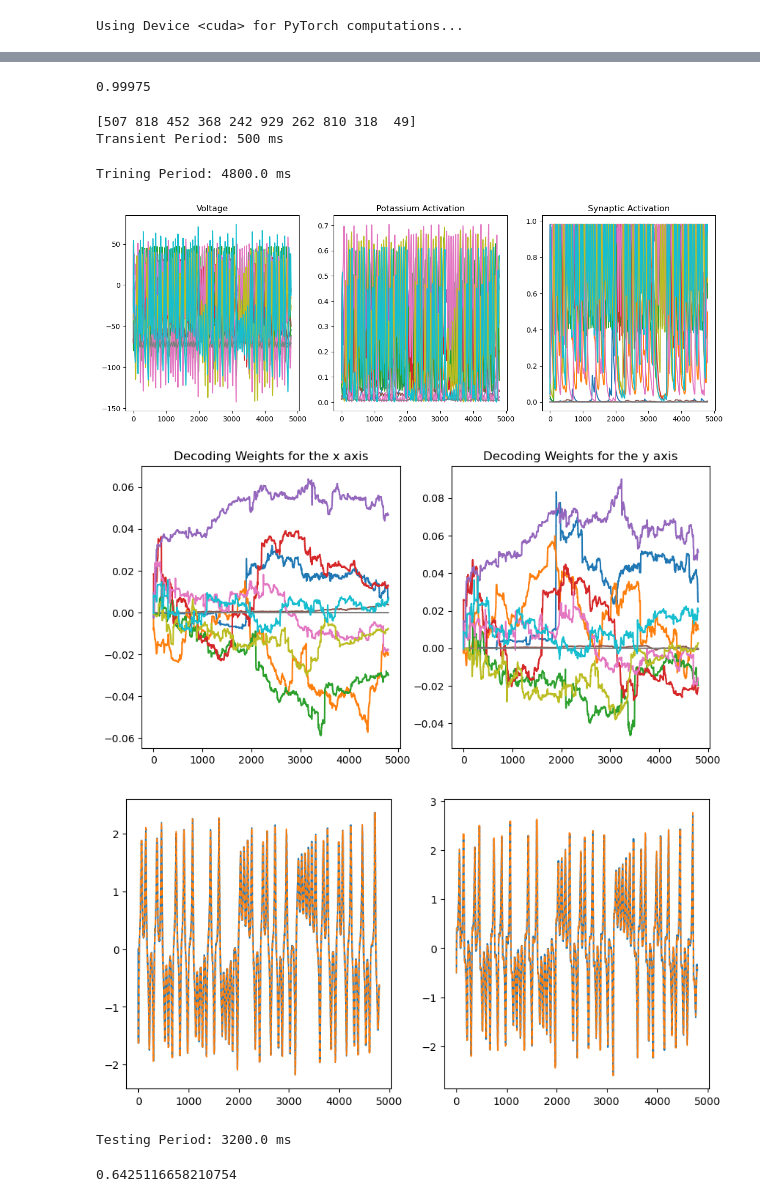
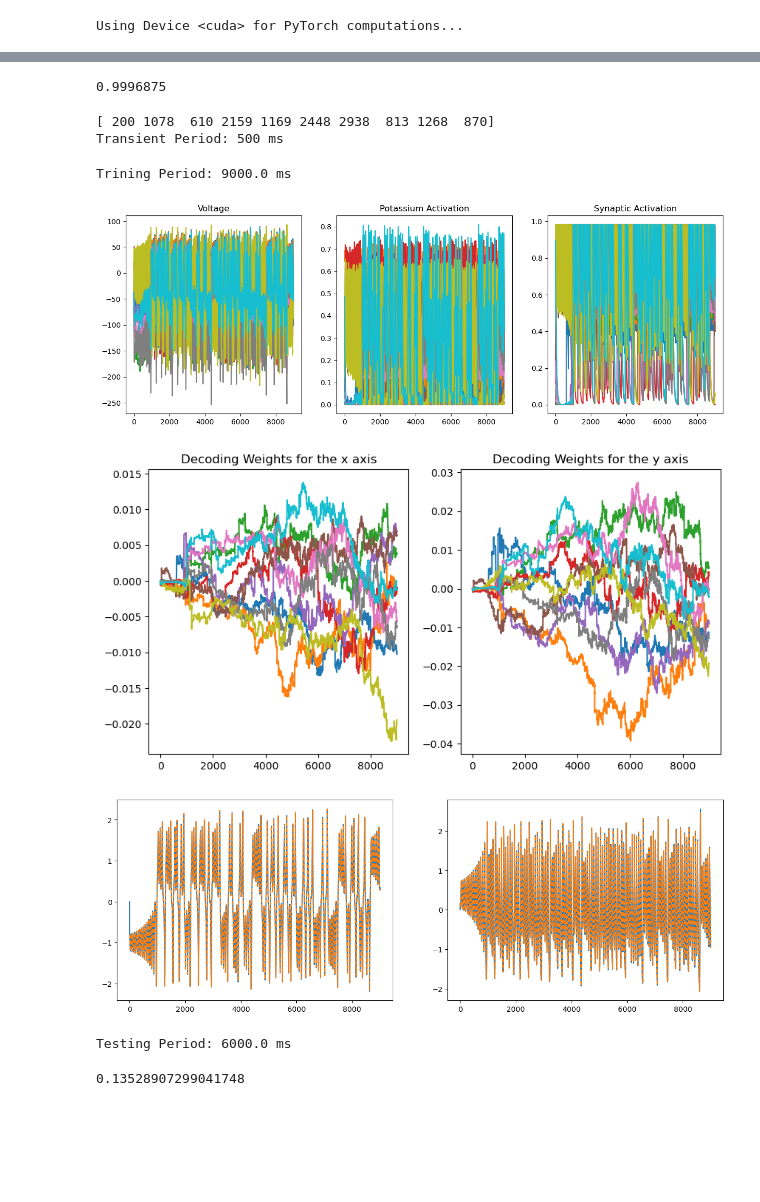
Before and after one commit to themahani/ml_force_research, a Jupyter notebook: morris_lecar/test_force copy.ipynb, the cells around one changed output, grey strips where cells are left out. Cells and saved outputs as stored; diff of their text form; code cells hidden in the pictures; blank space fills up the shorter version.

Commit message:
test: rls with ff with short memory, works better.
- Memory of 3200 ms.

```diff
--- a/morris_lecar/test_force copy.ipynb
+++ b/morris_lecar/test_force copy.ipynb
@@ -25,7 +25,7 @@ np.random.seed(seed)
 torch.cuda.manual_seed(seed)
 torch.random.manual_seed(seed)
 
-T = 8000
+T = 15000
 dt = 5e-2
 t = np.arange(0, T, dt)
 nt = t.size
@@ -46,8 +46,8 @@ plt.show()
 # %% [markdown]
 # ML Conductance-based Model
 # %%
-NE = 500
-NI = 500
+NE = 2000
+NI = 2000
 N = NI + NE
 
 # input current for I and E neurons
@@ -59,8 +59,8 @@ current[:middle] *= Ie  # NE bias
 current[middle:] *= Ii  # NI bias
 # current = np.random.rand(N, 1) * Ie
 
-Q = 100
-lamda = 1.0
+Q = 150
+lamda = 0.1
 gbar = 15
 # %%
 device = torch.device("cuda" if torch.cuda.is_available() else 'cpu')
@@ -68,8 +68,8 @@ print(f"Using Device <{device}> for PyTorch computations...\n")
 torch.cuda.random.manual_seed(seed)
 
 try:
-    ml = MorrisLecar(supervisor=sup, BIAS=current, T=T, dt=dt,
-                                # p_sparsity=.1,
+    ml = MorrisLecarCurrent(supervisor=sup, BIAS=current, T=T, dt=dt,
+                                p_sparsity=.01,
                                 N=N, Q=Q, gbar=gbar, l=lamda, device=device)
 except Exception as e:
     print(e)
@@ -94,14 +94,14 @@ test_time = T * .4    # ms
 rls_stop = T - test_time
 rls_step = 20
 
-memory_length = 4000    # ms
+memory_length = 3200    # ms
 rls_gap = rls_step * dt
 memory_coeff = memory_length / rls_gap
 ff_coeff = 1 - 1 / memory_coeff
 
 ff_coeff
 # %% [output]
-0.99975
+0.9996875
 # %%
 duration = 500
 nt_transient = int(duration // dt)
@@ -134,9 +134,9 @@ for i in tqdm(range(nt_train)):
         ml.rls_ff(i, ff_coeff=ff_coeff)
         # ml.rls(i)
 # %% [output]
-[507 818 452 368 242 929 262 810 318  49]
+[ 200 1078  610 2159 1169 2448 2938  813 1268  870]
 Transient Period: 500 ms
-Trining Period: 4800.0 ms
+Trining Period: 9000.0 ms
 # %%
 t_train = np.arange(nt_train) * dt
 
@@ -150,7 +150,7 @@ ax[2].set_title('Synaptic Activation')
 
 plt.show()
 # %% [output]
-[figure, old version]
+[figure, new version]
 # %%
 fig, ax = plt.subplots(1, 2, figsize=(10, 5), sharex=True)
 ax[0].plot(t_train, dec_rec_train[:, :, 0].cpu().numpy())
@@ -159,16 +159,16 @@ ax[1].plot(t_train, dec_rec_train[:, :, 1].cpu().numpy())
 ax[1].set_title('Decoding Weights for the y axis')
 plt.show()
 # %% [output]
-[figure, old version]
+[figure, new version]
 # %%
-fig, ax = plt.subplots(1, 2, figsize=(10, 5), sharex=True)
+fig, ax = plt.subplots(1, 2, figsize=(15, 5), sharex=True)
 ax[0].plot(t_train, xhat_rec_train[:, 0].cpu().numpy())
 ax[0].plot(t_train, sup[:nt_train, 0], '--')
-ax[1].plot(t_train, xhat_rec_train[:, 1].cpu().numpy())
-ax[1].plot(t_train, sup[:nt_train, 1], '--')
+ax[1].plot(t_train, xhat_rec_train[:, 2].cpu().numpy())
+ax[1].plot(t_train, sup[:nt_train, 2], '--')
 plt.show()
 # %% [output]
-[figure, old version]
+[figure, new version]
 # %%
 nt_test = int(test_time // dt)
 s_rec_test = torch.zeros((nt_test, n_neurons), device=device, dtype=torch.float32)
@@ -184,11 +184,11 @@ for i in tqdm(range(nt_test)):
     n_rec_test[i] = ml.n[neurons].ravel()
     x_hat_rec[i] = ml.x_hat.ravel()
 # %% [output]
-Testing Period: 3200.0 ms
+Testing Period: 6000.0 ms
 # %%
 ml.dec.abs().max().item()
 # %% [output]
-0.6425116658210754
+0.13528907299041748
 # %%
 t_test = np.arange(nt_test) * dt + T - test_time
 
```
Also changed, not shown: parts of 6 cells of this notebook.
